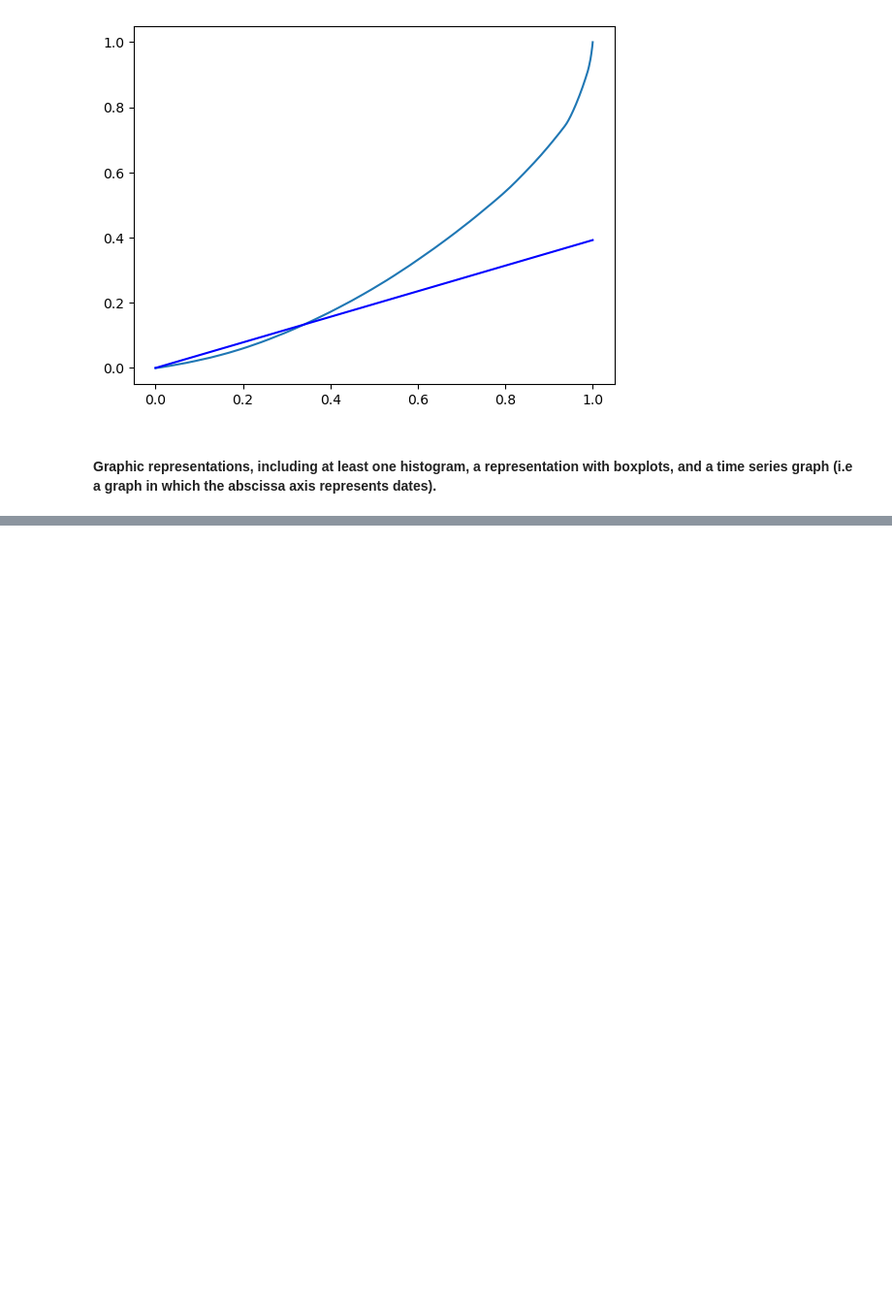
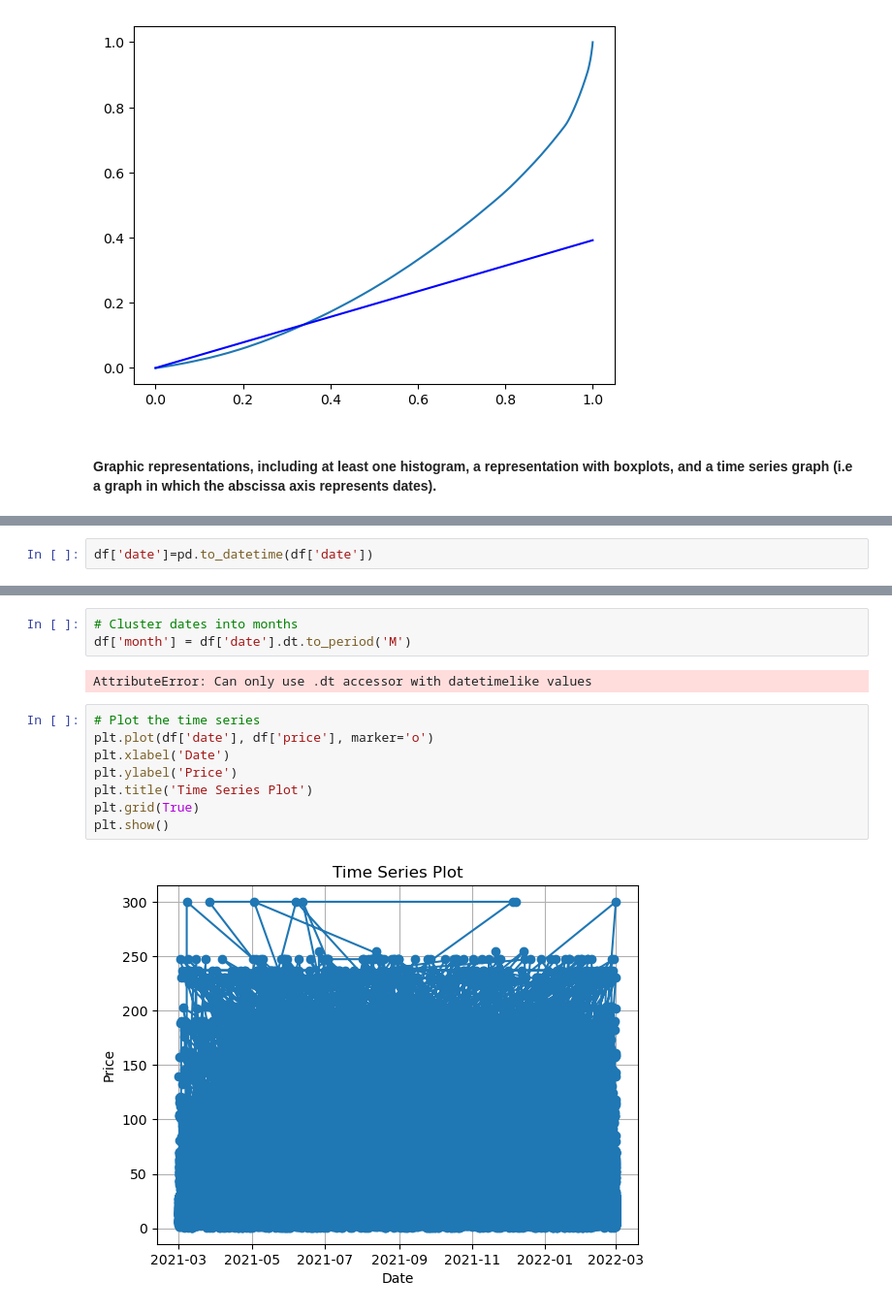
Before and after one commit to lakelure2020/OpenClassroom, a Jupyter notebook: Exploratory_Data_Analysis_with_Python.ipynb, the cells around one changed output, grey strips where cells are left out. Shown: that part at 97% size. Cells and saved outputs as stored; diff of their text form; blank space fills up the shorter version.

```diff
--- a/Exploratory_Data_Analysis_with_Python.ipynb
+++ b/Exploratory_Data_Analysis_with_Python.ipynb
@@ -349,0 +563,2 @@ test_2021-03-01 02:30:02.237424   m   2001    -1.725215e-06
+# %%
+df['date']=pd.to_datetime(df['date'])
@@ -349,0 +598,15 @@ test_2021-03-01 02:30:02.237424   m   2001    -1.725215e-06
+# %%
+# Cluster dates into months
+df['month'] = df['date'].dt.to_period('M')
+# %% [output]
+AttributeError: Can only use .dt accessor with datetimelike values
+# %%
+# Plot the time series
+plt.plot(df['date'], df['price'], marker='o')
+plt.xlabel('Date')
+plt.ylabel('Price')
+plt.title('Time Series Plot')
+plt.grid(True)
+plt.show()
+# %% [output]
+[figure, added]
```
Also changed, not shown: parts of 56 cells of this notebook.
